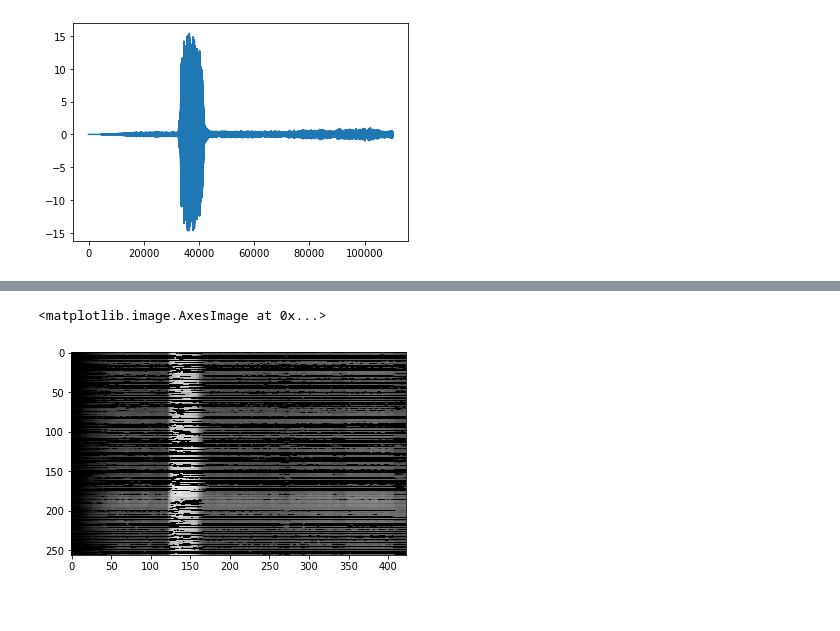
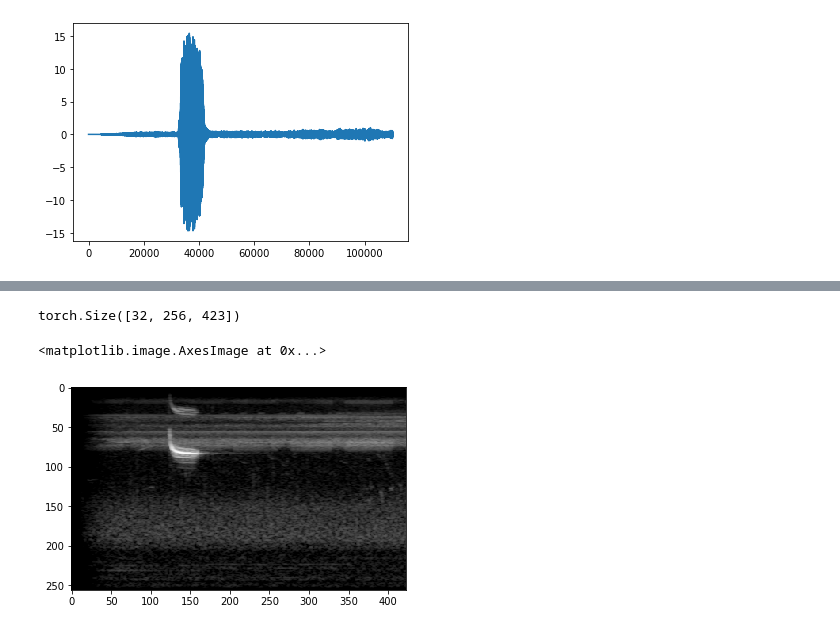
Before and after one commit to jganzabal/kaggle-birds, a Jupyter notebook: 63_mel_model_tests.ipynb, the cells around one changed output, grey strips where cells are left out. Saved outputs shown, nothing was run; the diff lists cells and outputs as text; code cells hidden in the pictures.

```diff
--- a/63_mel_model_tests.ipynb
+++ b/63_mel_model_tests.ipynb
@@ -29,3 +16,9 @@ Using cache found in /home/usuario/.cache/torch/hub/pytorch_vision_v0.6.0
+# %%
+window_size = 2048
+duration = 5
+sr = 22050
+n_classes = 264
+model = mel_spectrogram_pytorch(n_mels=256).to(device)
 # %%
 plt.plot(model.cos.weight.data[0, 0, :])
 plt.plot(model.cos.weight.data[1, 0, :])
@@ -48,3 +41,7 @@ plt.plot(audio_chunk)
 # %% [output]
 [<matplotlib.lines.Line2D at 0x...>]
 [figure]
+# %%
+batches = 32
+audio_batch = np.vstack(batches*[audio_chunk])
+audio_batch.shape
@@ -51,2 +50,3 @@ plt.plot(audio_chunk)
 # %%
-mel, pred = model_trained(torch.from_numpy(audio_chunk.reshape(1, 1, -1)).float())
+%%time
+model_spectrograms = model(torch.from_numpy(audio_batch.reshape(batches, 1, -1)).float())
@@ -53,5 +56,9 @@ mel, pred = model_trained(torch.from_numpy(audio_chunk.reshape(1, 1, -1)).float(
+# %%
+model_spectrograms.shape
+# %% [output]
+torch.Size([32, 256, 423])
 # %%
-plt.imshow(mel[0].detach(), cmap='gray')
+plt.imshow(np.flipud(model_spectrograms[0].detach()), cmap='gray')
 # %% [output]
 <matplotlib.image.AxesImage at 0x...>
-[figure, old version]
+[figure, new version]
```
Also changed, not shown: parts of 9 cells of this notebook, 7 other files.
